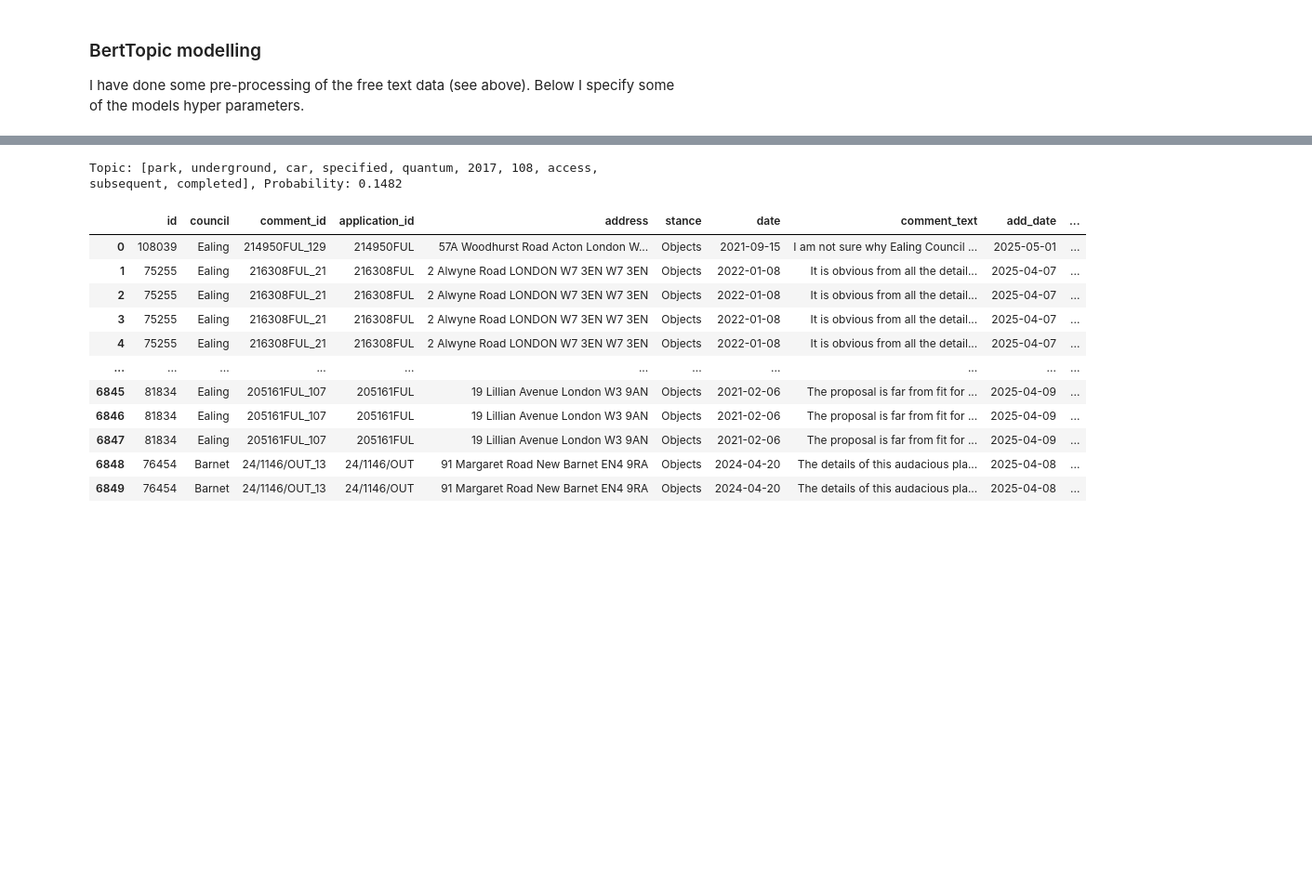
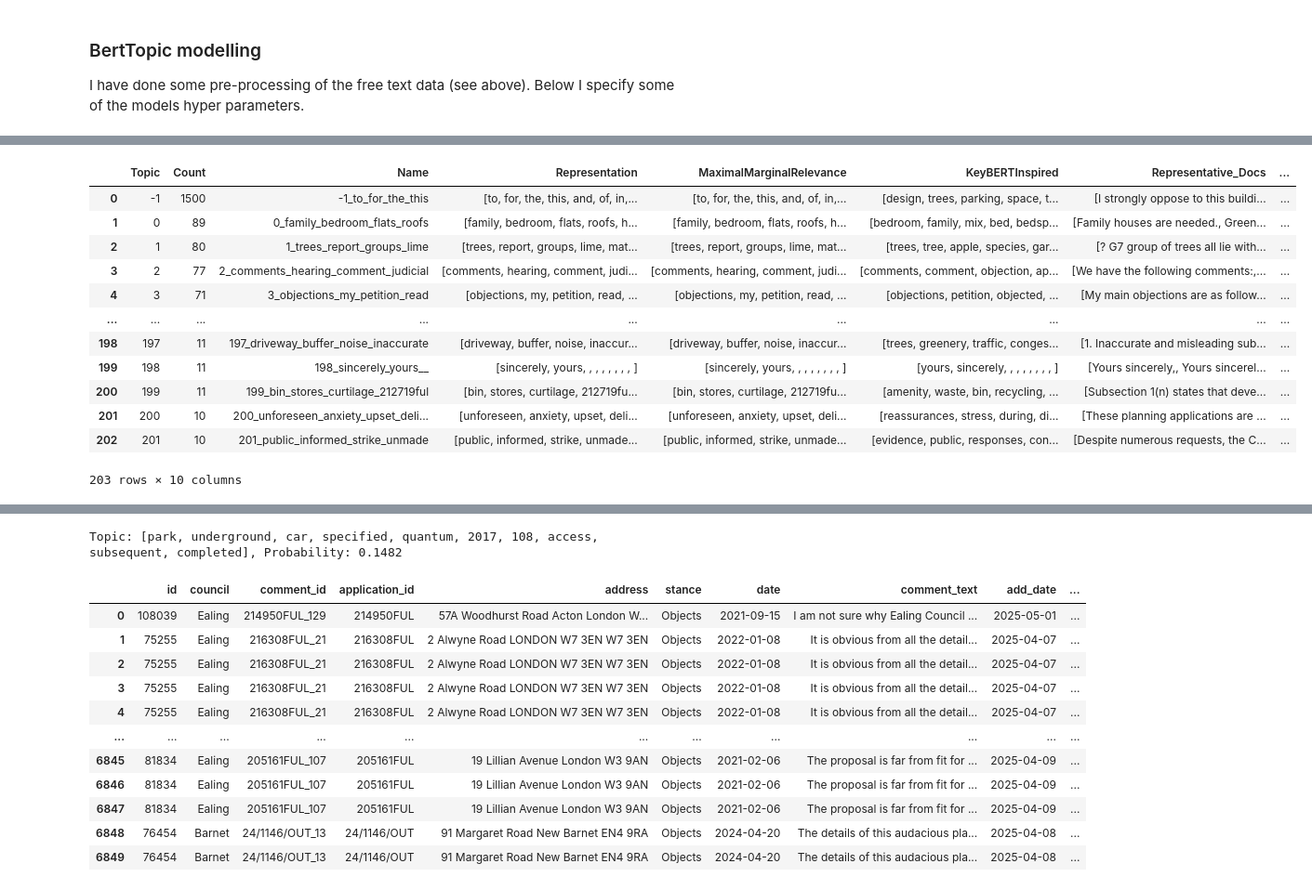
Before and after one commit to Bea-Taylor/nimby_nlp, a Jupyter notebook: nbs/1_0_7_topic_modelling_end_to_end.ipynb, the cells around one changed output, grey strips where cells are left out. Shown at 93% size. Drawn from its saved outputs; the diff is of its cells as text; code cells hidden in the pictures; blank space fills up the shorter version.

```diff
--- a/nbs/1_0_7_topic_modelling_end_to_end.ipynb
+++ b/nbs/1_0_7_topic_modelling_end_to_end.ipynb
@@ -167,0 +180,2 @@ topic_model.get_topic_info()
+# %%
+topic_df = topic_model.get_topic_info()
@@ -167,0 +198,18 @@ topic_model.get_topic_info()
+# %%
+topic_df[['doc_1', 'doc_2', 'doc_3']] = pd.DataFrame(topic_df['Representative_Docs'].tolist(), index=topic_df.index)
+# %%
+topic_df
+# %% [output]
+|  | Topic | Count | Name | Representation | MaximalMarginalRelevance | KeyBERTInspired | Representative_Docs | ... |
+| 0 | -1 | 1500 | -1_to_for_the_this | [to, for, the, this, and, of, in,... | [to, for, the, this, and, of, in,... | [design, trees, parking, space, t... | [I strongly oppose to this buildi... | ... |
+| 1 | 0 | 89 | 0_family_bedroom_flats_roofs | [family, bedroom, flats, roofs, h... | [family, bedroom, flats, roofs, h... | [bedroom, family, mix, bed, bedsp... | [Family houses are needed., Green... | ... |
+| 2 | 1 | 80 | 1_trees_report_groups_lime | [trees, report, groups, lime, mat... | [trees, report, groups, lime, mat... | [trees, tree, apple, species, gar... | [? G7 group of trees all lie with... | ... |
+| 3 | 2 | 77 | 2_comments_hearing_comment_judicial | [comments, hearing, comment, judi... | [comments, hearing, comment, judi... | [comments, comment, objection, ap... | [We have the following comments:,... | ... |
+| 4 | 3 | 71 | 3_objections_my_petition_read | [objections, my, petition, read, ... | [objections, my, petition, read, ... | [objections, petition, objected, ... | [My main objections are as follow... | ... |
+| ... | ... | ... | ... | ... | ... | ... | ... | ... |
+| 198 | 197 | 11 | 197_driveway_buffer_noise_inaccurate | [driveway, buffer, noise, inaccur... | [driveway, buffer, noise, inaccur... | [trees, greenery, traffic, conges... | [1. Inaccurate and misleading sub... | ... |
+| 199 | 198 | 11 | 198_sincerely_yours__ | [sincerely, yours, , , , , , , , ] | [sincerely, yours, , , , , , , , ] | [yours, sincerely, , , , , , , , ] | [Yours sincerely,, Yours sincerel... | ... |
+| 200 | 199 | 11 | 199_bin_stores_curtilage_212719ful | [bin, stores, curtilage, 212719fu... | [bin, stores, curtilage, 212719fu... | [amenity, waste, bin, recycling, ... | [Subsection 1(n) states that deve... | ... |
+| 201 | 200 | 10 | 200_unforeseen_anxiety_upset_deli... | [unforeseen, anxiety, upset, deli... | [unforeseen, anxiety, upset, deli... | [reassurances, stress, during, di... | [These planning applications are ... | ... |
+| 202 | 201 | 10 | 201_public_informed_strike_unmade | [public, informed, strike, unmade... | [public, informed, strike, unmade... | [evidence, public, responses, con... | [Despite numerous requests, the C... | ... |
+203 rows × 10 columns
```
Also changed, not shown: parts of 20 cells of this notebook, 9 other files.
